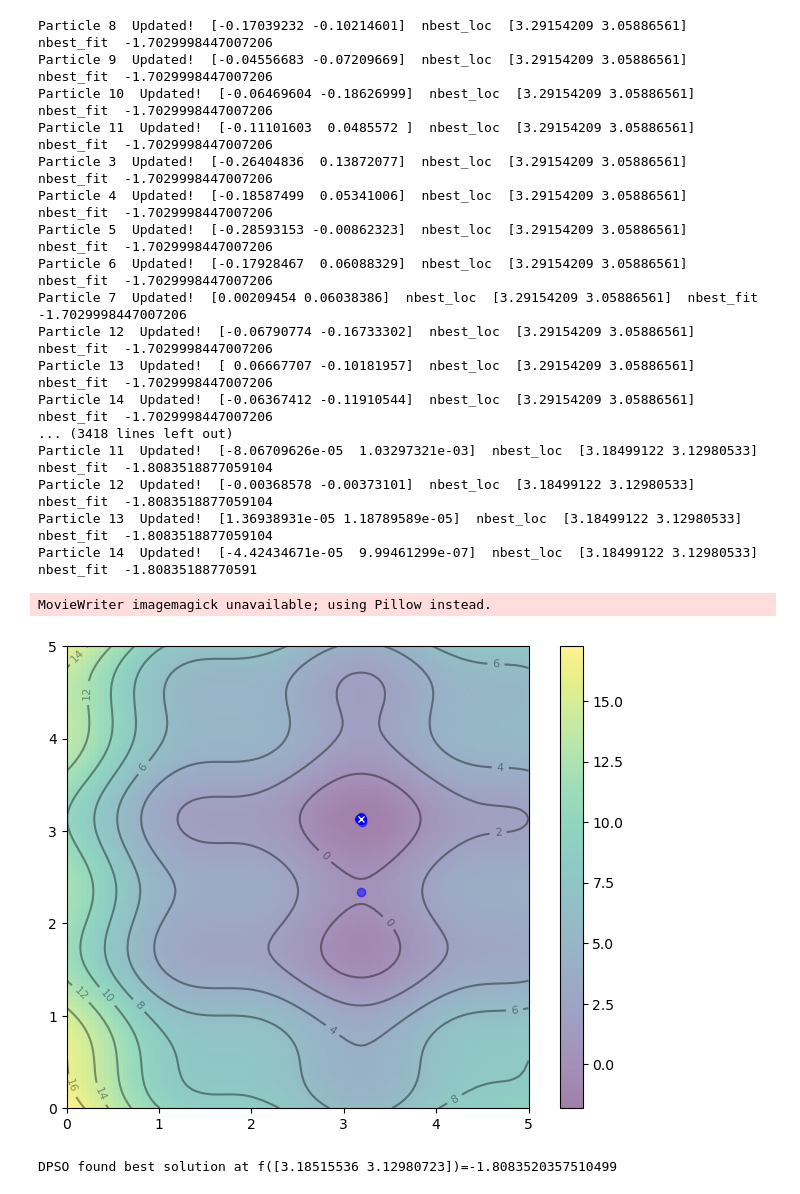
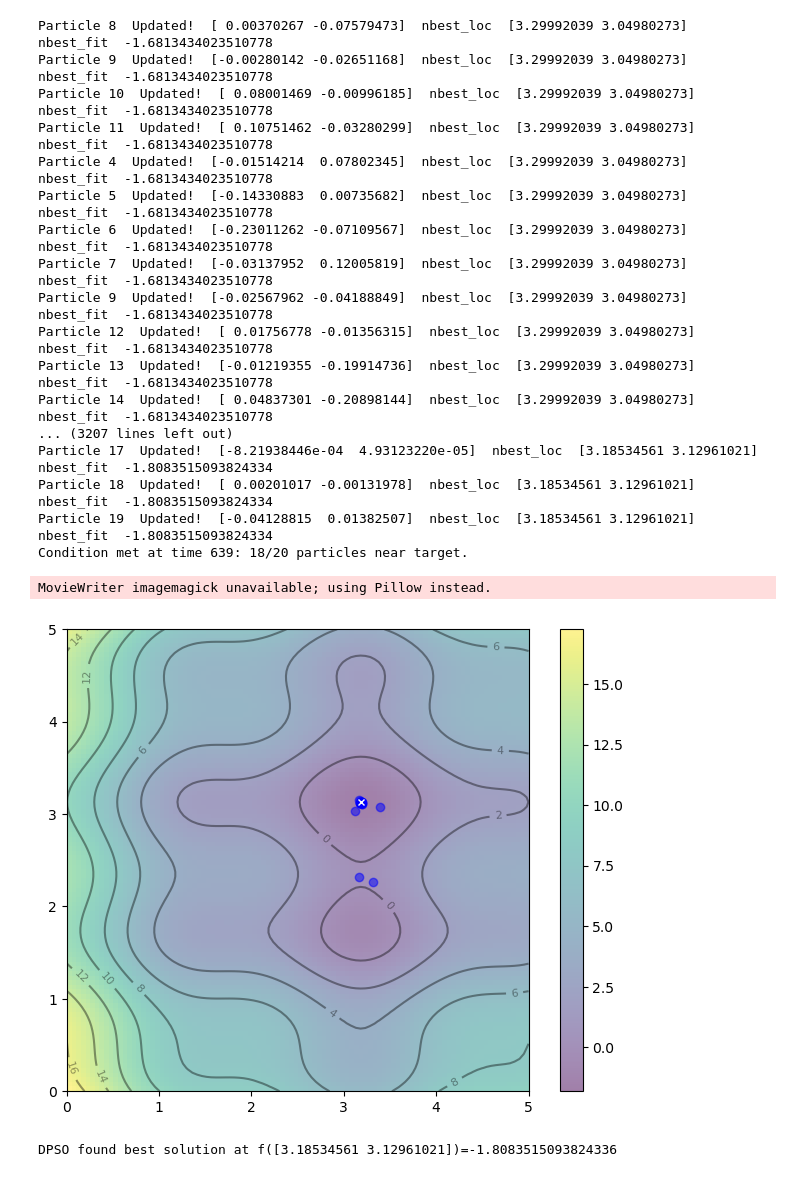
Before and after one commit to byang12/UNDERWATER_SWARM_ADHOC, a Jupyter notebook: PSO_levy-simpy.ipynb, the cells around one changed output. Drawn from its saved outputs; the diff is of its cells as text; code cells hidden in the pictures.

```diff
--- a/PSO_levy-simpy.ipynb
+++ b/PSO_levy-simpy.ipynb
@@ -110,8 +110,8 @@ def initialize_arc_particles(n_particles, radius):
     """Evenly distribute particles on an arc from 0 to pi/2."""
     particles_postions = []
 
-    start_angle = (np.pi / 2)*(5/90)
-    end_angle = (np.pi / 2)*(85/90)
+    start_angle = (np.pi / 2)*(2/90)
+    end_angle = (np.pi / 2)*(88/90)
 
     # Generate evenly spaced angles between 0 and pi/2
     angles = np.linspace(start_angle, end_angle, n_particles)
@@ -125,12 +125,20 @@ def initialize_arc_particles(n_particles, radius):
         particles_postions.append(position)
 
     return particles_postions
+# %%
+def check_termination_condition(env, particles, target_position, threshold=0.9, radius=0.1):
+    while True:
+        count_within_radius = sum(
+            np.linalg.norm(p.X - target_position) <= radius for p in particles
+        )
+        if count_within_radius >= threshold * len(particles):
+            print(f"Condition met at time {env.now}: {count_within_radius}/{len(particles)} particles near target.")
+            return env.event().succeed()  # Trigger the event to stop simulation
+        yield env.timeout(1)
 # %%
 def simulate_pso():
     env = simpy.Environment()
     n_particles = 20
-    # start = 0.25
-    # end = 5.0-0.25
     radius = 5
     list_particles = initialize_arc_particles(n_particles, radius)
 
@@ -138,62 +146,67 @@ def simulate_pso():
     for particle in particles:
         particle.particles = particles  # Give each particle the list of all particles
 
-    env.run(until=1500)
+    x, y = np.array(np.meshgrid(np.linspace(0, 5, 100), np.linspace(0, 5, 100)))
+    z = f(x, y)
+    x_min, y_min = x.ravel()[z.argmin()], y.ravel()[z.argmin()]
+    target_position = np.array([x_min, y_min])  # Define the target position
+    termination_event = env.process(check_termination_condition(env, particles, target_position))
+    env.run(until=termination_event)  # Simulation stops when termination_event is triggered
 
     global_best = min(particles, key=lambda p: p.pbest_fitness)
     return [p.positions for p in particles], global_best.pbest_position, global_best.pbest_fitness
 # %%
 positions, nbest, nbest_obj = simulate_pso()
 # %% [output]
-Particle 8  Updated!  [-0.17039232 -0.10214601]  nbest_loc  [3.29154209 3.05886561]  nbest_fit  -1.7029998447007206
-Particle 9  Updated!  [-0.04556683 -0.07209669]  nbest_loc  [3.29154209 3.05886561]  nbest_fit  -1.7029998447007206
-Particle 10  Updated!  [-0.06469604 -0.18626999]  nbest_loc  [3.29154209 3.05886561]  nbest_fit  -1.7029998447007206
-Particle 11  Updated!  [-0.11101603  0.0485572 ]  nbest_loc  [3.29154209 3.05886561]  nbest_fit  -1.7029998447007206
-Particle 3  Updated!  [-0.26404836  0.13872077]  nbest_loc  [3.29154209 3.05886561]  nbest_fit  -1.7029998447007206
-Particle 4  Updated!  [-0.18587499  0.05341006]  nbest_loc  [3.29154209 3.05886561]  nbest_fit  -1.7029998447007206
-Particle 5  Updated!  [-0.28593153 -0.00862323]  nbest_loc  [3.29154209 3.05886561]  nbest_fit  -1.7029998447007206
-Particle 6  Updated!  [-0.17928467  0.06088329]  nbest_loc  [3.29154209 3.05886561]  nbest_fit  -1.7029998447007206
-Particle 7  Updated!  [0.00209454 0.06038386]  nbest_loc  [3.29154209 3.05886561]  nbest_fit  -1.7029998447007206
-Particle 12  Updated!  [-0.06790774 -0.16733302]  nbest_loc  [3.29154209 3.05886561]  nbest_fit  -1.7029998447007206
-Particle 13  Updated!  [ 0.06667707 -0.10181957]  nbest_loc  [3.29154209 3.05886561]  nbest_fit  -1.7029998447007206
-Particle 14  Updated!  [-0.06367412 -0.11910544]  nbest_loc  [3.29154209 3.05886561]  nbest_fit  -1.7029998447007206
-... (3418 lines left out)
-Particle 11  Updated!  [-8.06709626e-05  1.03297321e-03]  nbest_loc  [3.18499122 3.12980533]  nbest_fit  -1.8083518877059104
-Particle 12  Updated!  [-0.00368578 -0.00373101]  nbest_loc  [3.18499122 3.12980533]  nbest_fit  -1.8083518877059104
-Particle 13  Updated!  [1.36938931e-05 1.18789589e-05]  nbest_loc  [3.18499122 3.12980533]  nbest_fit  -1.8083518877059104
-Particle 14  Updated!  [-4.42434671e-05  9.99461299e-07]  nbest_loc  [3.18499122 3.12980533]  nbest_fit  -1.80835188770591
+Particle 8  Updated!  [ 0.00370267 -0.07579473]  nbest_loc  [3.29992039 3.04980273]  nbest_fit  -1.6813434023510778
+Particle 9  Updated!  [-0.00280142 -0.02651168]  nbest_loc  [3.29992039 3.04980273]  nbest_fit  -1.6813434023510778
+Particle 10  Updated!  [ 0.08001469 -0.00996185]  nbest_loc  [3.29992039 3.04980273]  nbest_fit  -1.6813434023510778
+Particle 11  Updated!  [ 0.10751462 -0.03280299]  nbest_loc  [3.29992039 3.04980273]  nbest_fit  -1.6813434023510778
+Particle 4  Updated!  [-0.01514214  0.07802345]  nbest_loc  [3.29992039 3.04980273]  nbest_fit  -1.6813434023510778
+Particle 5  Updated!  [-0.14330883  0.00735682]  nbest_loc  [3.29992039 3.04980273]  nbest_fit  -1.6813434023510778
+Particle 6  Updated!  [-0.23011262 -0.07109567]  nbest_loc  [3.29992039 3.04980273]  nbest_fit  -1.6813434023510778
+Particle 7  Updated!  [-0.03137952  0.12005819]  nbest_loc  [3.29992039 3.04980273]  nbest_fit  -1.6813434023510778
+Particle 9  Updated!  [-0.02567962 -0.04188849]  nbest_loc  [3.29992039 3.04980273]  nbest_fit  -1.6813434023510778
+Particle 12  Updated!  [ 0.01756778 -0.01356315]  nbest_loc  [3.29992039 3.04980273]  nbest_fit  -1.6813434023510778
+Particle 13  Updated!  [-0.01219355 -0.19914736]  nbest_loc  [3.29992039 3.04980273]  nbest_fit  -1.6813434023510778
+Particle 14  Updated!  [ 0.04837301 -0.20898144]  nbest_loc  [3.29992039 3.04980273]  nbest_fit  -1.6813434023510778
+... (3207 lines left out)
+Particle 17  Updated!  [-8.21938446e-04  4.93123220e-05]  nbest_loc  [3.18534561 3.12961021]  nbest_fit  -1.8083515093824334
+Particle 18  Updated!  [ 0.00201017 -0.00131978]  nbest_loc  [3.18534561 3.12961021]  nbest_fit  -1.8083515093824334
+Particle 19  Updated!  [-0.04128815  0.01382507]  nbest_loc  [3.18534561 3.12961021]  nbest_fit  -1.8083515093824334
+Condition met at time 639: 18/20 particles near target.
 # %%
 # Plotting and Animation
 x, y = np.array(np.meshgrid(np.linspace(0, 5, 100), np.linspace(0, 5, 100)))
 z = f(x, y)
 x_min, y_min = x.ravel()[z.argmin()], y.ravel()[z.argmin()]
 
 fig, ax = plt.subplots(figsize=(8, 6))
 img = ax.imshow(z, extent=[0, 5, 0, 5], origin='lower', cmap='viridis', alpha=0.5)
 fig.colorbar(img, ax=ax)
 ax.plot([x_min], [y_min], marker='x', markersize=5, color="white")
 contours = ax.contour(x, y, z, 10, colors='black', alpha=0.4)
 ax.clabel(contours, inline=True, fontsize=8, fmt="%.0f")
 p_plot = ax.scatter(positions[0][0], positions[0][1], marker='o', color='blue', alpha=0.5)
 nbest_plot = plt.scatter([nbest[0]], [nbest[1]], marker='*', s=100, color='black', alpha=0.4)
 
 def animate(i):
     ax.clear()
     ax.imshow(z, extent=[0, 5, 0, 5], origin='lower', cmap='viridis', alpha=0.5)
     ax.plot([x_min], [y_min], marker='x', markersize=5, color="white")
     contours = ax.contour(x, y, z, 10, colors='black', alpha=0.4)
     ax.clabel(contours, inline=True, fontsize=8, fmt="%.0f")
     for pos in positions:
         p_plot = ax.scatter(pos[i][0], pos[i][1], marker='o', color='blue', alpha=0.5)
     nbest_plot.set_offsets(nbest.reshape(1, -1))
     return ax, p_plot, nbest_plot
 
 anim = FuncAnimation(fig, animate, frames=len(positions[0]), interval=500, blit=False, repeat=True)
-anim.save("PSO-levy.gif", dpi=120, writer="imagemagick")
+anim.save("PSO-arc-r=5.gif", dpi=120, writer="imagemagick")
 plt.show()
 
 print("DPSO found best solution at f({})={}".format(nbest, nbest_obj))
 # %% [output]
 MovieWriter imagemagick unavailable; using Pillow instead.
-[figure, old version]
+[figure, new version]
-DPSO found best solution at f([3.18515536 3.12980723])=-1.8083520357510499
+DPSO found best solution at f([3.18534561 3.12961021])=-1.8083515093824336
```
Also changed, not shown: 3 other files.
